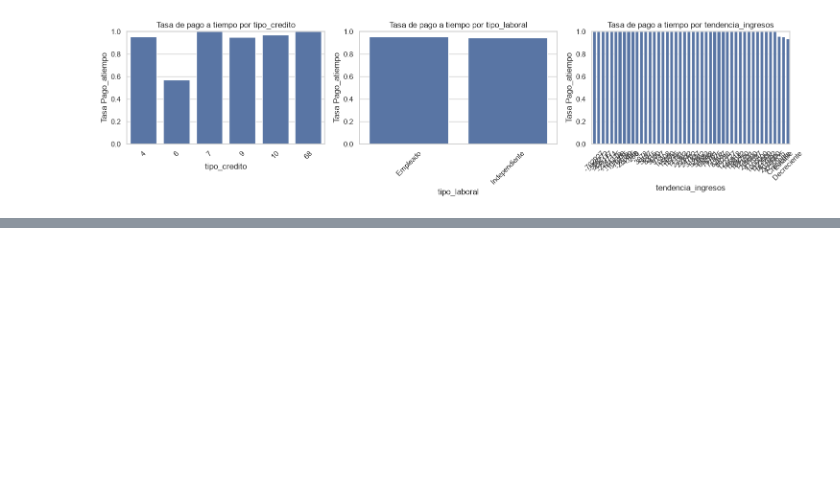
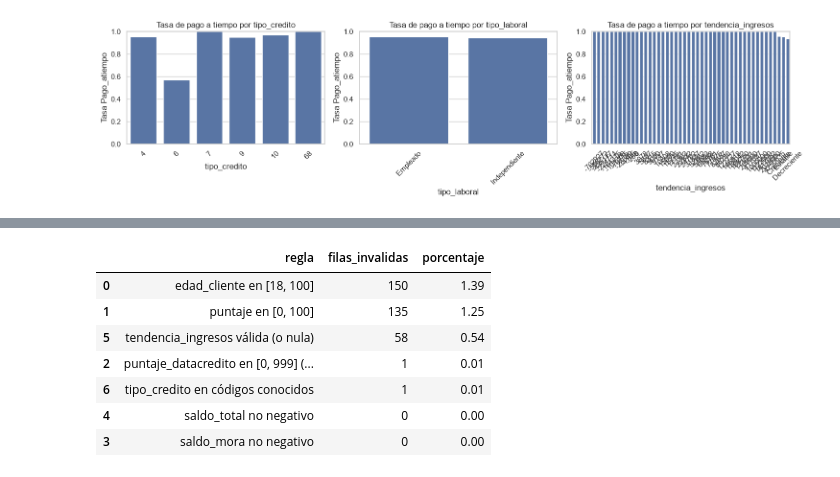
Before and after one commit to FrancoCorrea90/mlops_pipeline, a Jupyter notebook: src/comprension_eda.ipynb, the cells around one changed output, grey strips where cells are left out. Drawn from its saved outputs; the diff is of its cells as text; code cells hidden in the pictures; blank space fills up the shorter version.

```diff
--- a/src/comprension_eda.ipynb
+++ b/src/comprension_eda.ipynb
@@ -285,0 +290,29 @@ plt.show()
+# %%
+TIPO_CREDITO_VALIDOS = [4, 6, 7, 9, 10]
+TENDENCIA_VALIDAS = ["Creciente", "Decreciente", "Estable"]
+
+reglas_validacion = {
+    "edad_cliente en [18, 100]": df["edad_cliente"].between(18, 100),
+    "puntaje en [0, 100]": df["puntaje"].between(0, 100),
+    "puntaje_datacredito en [0, 999] (o nulo)": df["puntaje_datacredito"].between(0, 999) | df["puntaje_datacredito"].isna(),
+    "saldo_mora no negativo": df["saldo_mora"].fillna(0) >= 0,
+    "saldo_total no negativo": df["saldo_total"].fillna(0) >= 0,
+    "tendencia_ingresos válida (o nula)": df["tendencia_ingresos"].isin(TENDENCIA_VALIDAS) | df["tendencia_ingresos"].isna(),
+    "tipo_credito en códigos conocidos": df["tipo_credito"].isin(TIPO_CREDITO_VALIDOS),
+}
+
+reporte_validacion = pd.DataFrame({
+    "regla": list(reglas_validacion.keys()),
+    "filas_invalidas": [(~mascara).sum() for mascara in reglas_validacion.values()],
+})
+reporte_validacion["porcentaje"] = (reporte_validacion["filas_invalidas"] / len(df) * 100).round(2)
+reporte_validacion.sort_values("filas_invalidas", ascending=False)
+# %% [output]
+|  | regla | filas_invalidas | porcentaje |
+| 0 | edad_cliente en [18, 100] | 150 | 1.39 |
+| 1 | puntaje en [0, 100] | 135 | 1.25 |
+| 5 | tendencia_ingresos válida (o nula) | 58 | 0.54 |
+| 2 | puntaje_datacredito en [0, 999] (... | 1 | 0.01 |
+| 6 | tipo_credito en códigos conocidos | 1 | 0.01 |
+| 4 | saldo_total no negativo | 0 | 0.00 |
+| 3 | saldo_mora no negativo | 0 | 0.00 |
```
Also changed, not shown: parts of 3 cells of this notebook.
